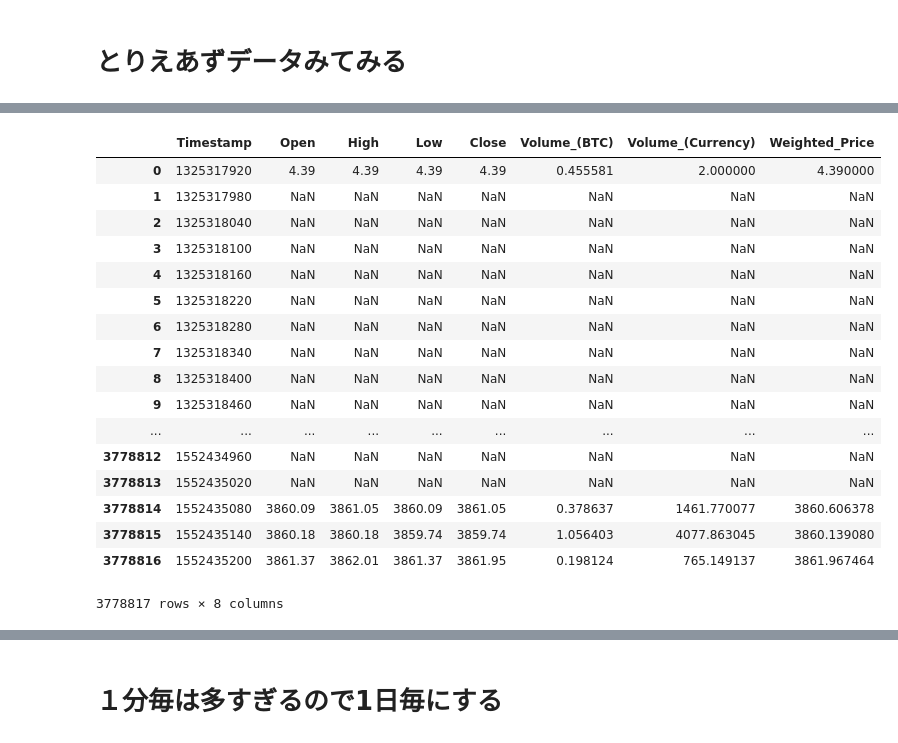
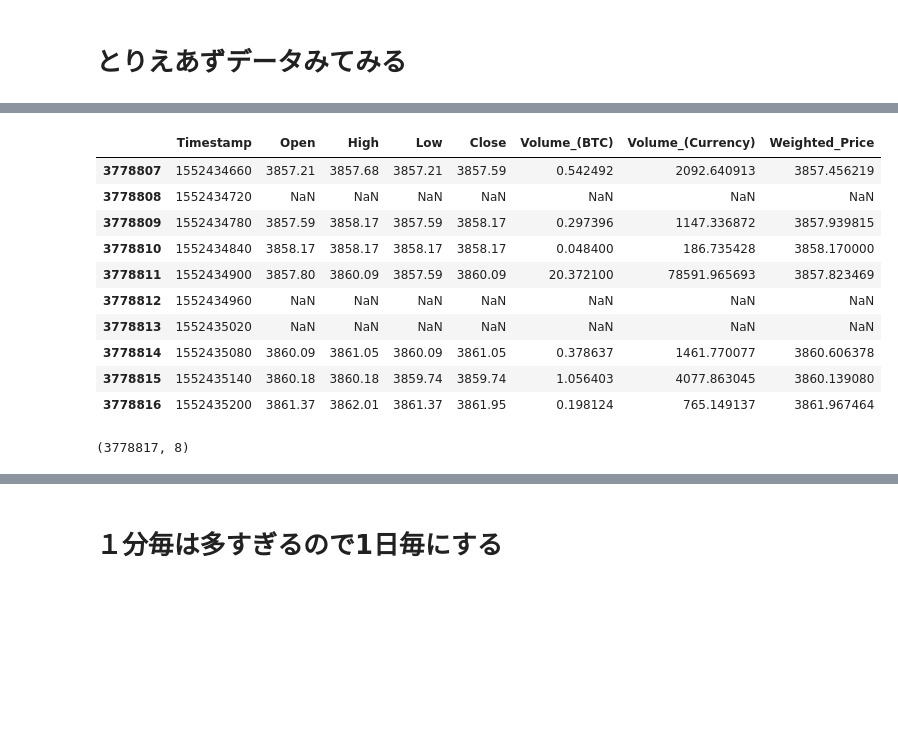
Before and after one commit to MiraiChino/ensemble, a Jupyter notebook: a.ipynb, the cells around one changed output, grey strips where cells are left out. Saved outputs shown, nothing was run; the diff lists cells and outputs as text; code cells hidden in the pictures; blank space fills up the shorter version.

```diff
--- a/a.ipynb
+++ b/a.ipynb
@@ -15,21 +7,18 @@ HTML(filename="data/bitstamp_profile.html")
+# %%
+df.tail(10)
+# %% [output]
+|  | Timestamp | Open | High | Low | Close | Volume_(BTC) | Volume_(Currency) | Weighted_Price |
+| 3778807 | 1552434660 | 3857.21 | 3857.68 | 3857.21 | 3857.59 | 0.542492 | 2092.640913 | 3857.456219 |
+| 3778808 | 1552434720 | NaN | NaN | NaN | NaN | NaN | NaN | NaN |
+| 3778809 | 1552434780 | 3857.59 | 3858.17 | 3857.59 | 3858.17 | 0.297396 | 1147.336872 | 3857.939815 |
+| 3778810 | 1552434840 | 3858.17 | 3858.17 | 3858.17 | 3858.17 | 0.048400 | 186.735428 | 3858.170000 |
+| 3778811 | 1552434900 | 3857.80 | 3860.09 | 3857.59 | 3860.09 | 20.372100 | 78591.965693 | 3857.823469 |
+| 3778812 | 1552434960 | NaN | NaN | NaN | NaN | NaN | NaN | NaN |
+| 3778813 | 1552435020 | NaN | NaN | NaN | NaN | NaN | NaN | NaN |
+| 3778814 | 1552435080 | 3860.09 | 3861.05 | 3860.09 | 3861.05 | 0.378637 | 1461.770077 | 3860.606378 |
+| 3778815 | 1552435140 | 3860.18 | 3860.18 | 3859.74 | 3859.74 | 1.056403 | 4077.863045 | 3860.139080 |
+| 3778816 | 1552435200 | 3861.37 | 3862.01 | 3861.37 | 3861.95 | 0.198124 | 765.149137 | 3861.967464 |
 # %%
-df
+df.shape
 # %% [output]
-|  | Timestamp | Open | High | Low | Close | Volume_(BTC) | Volume_(Currency) | Weighted_Price |
-| 0 | 1325317920 | 4.39 | 4.39 | 4.39 | 4.39 | 0.455581 | 2.000000 | 4.390000 |
-| 1 | 1325317980 | NaN | NaN | NaN | NaN | NaN | NaN | NaN |
-| 2 | 1325318040 | NaN | NaN | NaN | NaN | NaN | NaN | NaN |
-| 3 | 1325318100 | NaN | NaN | NaN | NaN | NaN | NaN | NaN |
-| 4 | 1325318160 | NaN | NaN | NaN | NaN | NaN | NaN | NaN |
-| 5 | 1325318220 | NaN | NaN | NaN | NaN | NaN | NaN | NaN |
-| 6 | 1325318280 | NaN | NaN | NaN | NaN | NaN | NaN | NaN |
-| 7 | 1325318340 | NaN | NaN | NaN | NaN | NaN | NaN | NaN |
-| 8 | 1325318400 | NaN | NaN | NaN | NaN | NaN | NaN | NaN |
-| 9 | 1325318460 | NaN | NaN | NaN | NaN | NaN | NaN | NaN |
-| ... | ... | ... | ... | ... | ... | ... | ... | ... |
-| 3778812 | 1552434960 | NaN | NaN | NaN | NaN | NaN | NaN | NaN |
-| 3778813 | 1552435020 | NaN | NaN | NaN | NaN | NaN | NaN | NaN |
-| 3778814 | 1552435080 | 3860.09 | 3861.05 | 3860.09 | 3861.05 | 0.378637 | 1461.770077 | 3860.606378 |
-| 3778815 | 1552435140 | 3860.18 | 3860.18 | 3859.74 | 3859.74 | 1.056403 | 4077.863045 | 3860.139080 |
-| 3778816 | 1552435200 | 3861.37 | 3862.01 | 3861.37 | 3861.95 | 0.198124 | 765.149137 | 3861.967464 |
-3778817 rows × 8 columns
+(3778817, 8)
```
Also changed, not shown: parts of 22 cells of this notebook.
